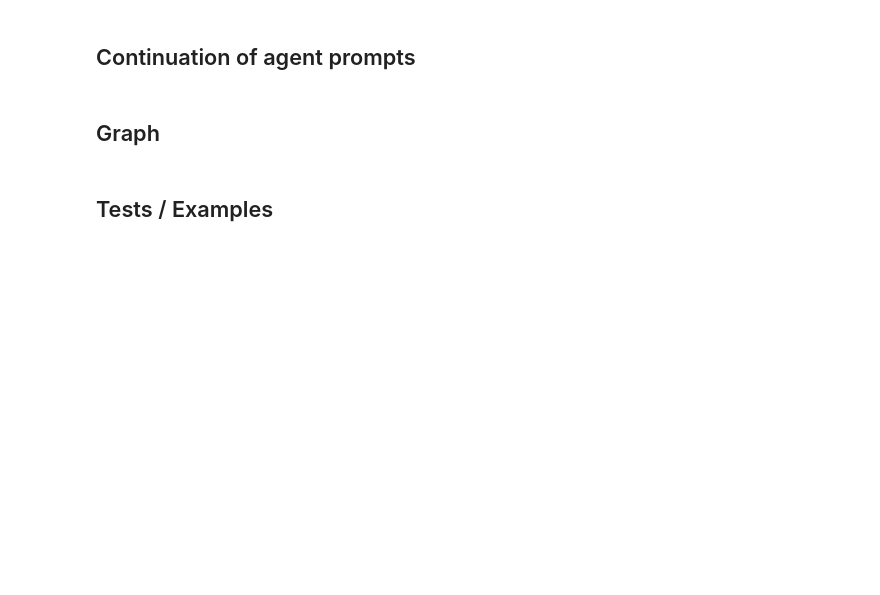
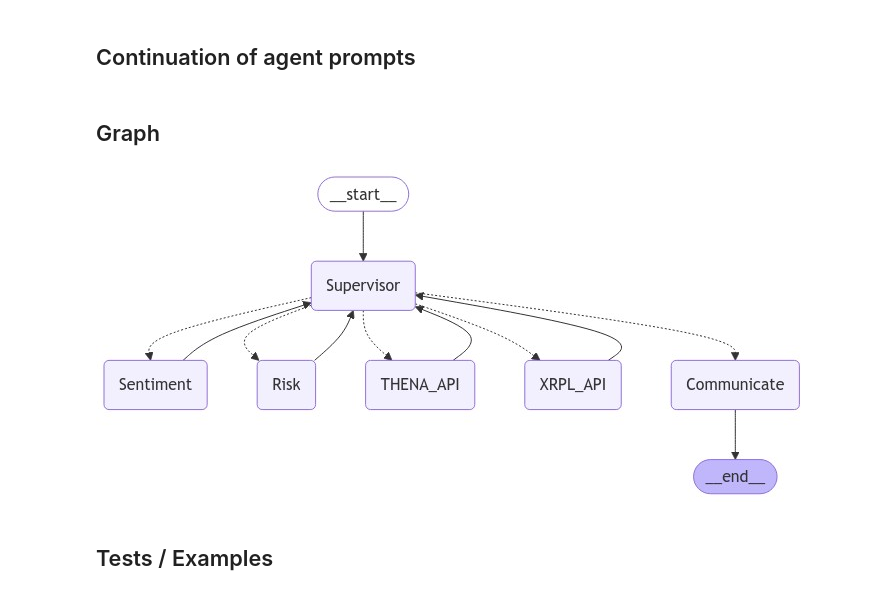
Before and after one commit to ray-97/tragents, a Jupyter notebook: agent.ipynb, the cells around one changed output. Drawn from its saved outputs; the diff is of its cells as text; code cells hidden in the pictures; blank space fills up the shorter version.

```diff
--- a/agent.ipynb
+++ b/agent.ipynb
@@ -8,7 +14,7 @@ from langchain_google_vertexai import VertexAIEmbeddings
 from langchain_chroma import Chroma
 
 llm = ChatVertexAI(model="gemini-1.0-pro")
-embeddings = VertexAIEmbeddings(model="text-embedding-004")
+embeddings = VertexAIEmbeddings(model_name="text-embedding-004")
 vector_store = Chroma(embedding_function=embeddings)
 # %%
 import bs4
@@ -136,9 +144,9 @@ memory = MemorySaver() # support multiple conversational turns
 from langgraph.prebuilt import create_react_agent
 from langchain_community.tools.tavily_search import TavilySearchResults
 
-websearch = TavilySearchResults(max_results=2)
+websearch = TavilySearchResults(max_results=3)
 
-mem_agent = create_react_agent(llm, [retrieve, websearch], checkpointer=memory)
+# mem_agent = create_react_agent(llm, [retrieve, websearch], checkpointer=memory)
 # display(Image(agent_executor.get_graph().draw_mermaid_png()))
 # %%
 from langchain.agents import AgentExecutor, create_tool_calling_agent
@@ -509,9 +407,10 @@ sentiment_prompt = """ You are a assistant for performing research on market sen
 sentiment_agent = create_tool_agent(llm=llm, tools = [retrieve, websearch], # todo: add twitter, governance, news tools
               system_prompt = sentiment_prompt)
 
-risk_prompt = """ You are a assistant for performing risk analysis on a crypto asset.
+risk_prompt = """ You are a assistant for performing risk analysis and compliance on a crypto asset.
         You are to assess the risk of investing in a cryptocurrency based on the information available.
         You must consider the technology behind the cryptocurrency, the team behind the project, the market conditions, and the regulatory environment.
+        Also, you will assess if this project satisfies regulatory requirements and if it is compliant with the law.
         Use your tools to complete requests. If you do not have a tool to
        complete the request, say so. """
 
@@ -527,12 +426,16 @@ thena_api_agent = create_tool_agent(llm=llm, tools = [],
                     system_prompt = thena_api_prompt)
 
 
-xrpl_api_prompt = """ You are an assistant for performing action such as querying user wallet status, trading, swapping and liquidity provision to Ripple Ledger (XRPL) blockchain ecosystem based on the user's request if any.
-        Use your tools to complete requests. If you do not have a tool to
+xrpl_api_prompt = """ You are an assistant for performing action such as generating testnet wallet, querying user wallet status, trading, swapping and liquidity provision to Ripple Ledger (XRPL) blockchain ecosystem based on the user's request if any.
+        Use your tools to complete requests.
+        If you need more information to call tools, ask for it and guide the user to knowing what tools you have.
+        If you do not have a tool to
        complete the request, say so. """
 
-xrpl_api_agent = create_tool_agent(llm=llm, tools = [], # tools for staking, LPing, swapping etc
-                    system_prompt = xrpl_api_prompt)
+
+xrpl_api_tools = [retrieve, websearch, get_json_rpc_client, get_websocket_client, generate_wallet, sign_and_submit_payment_txn, get_account_info, offer_lookup, create_offer, query_token_list, query_token_info]
+xrpl_api_agent = create_tool_agent(llm=llm, tools = xrpl_api_tools, # todo: tools for staking, LPing, swapping etc
+        system_prompt = xrpl_api_prompt)
 # %%
 from langchain_core.messages import AIMessage
 from langchain_core.pydantic_v1 import BaseModel, Field
@@ -573,7 +463,7 @@ for s in graph.stream(
 from langchain_core.prompts import ChatPromptTemplate, MessagesPlaceholder
 from langchain_core.output_parsers import JsonOutputParser
 from enum import Enum
-members = ["Sentiment", "Risk", "THENA_API", "XRPL_API", "Mem", "Communicate"]
+members = ["Sentiment", "Risk", "THENA_API", "XRPL_API", "Communicate"]
 
 #create options map for the supervisor output parser.
 member_options = {member:member for member in members}
@@ -595,12 +485,18 @@ system_prompt = (
     """You are a supervisor tasked with managing a conversation between the
     crew of workers:  {members}. Given the following user request,
     and crew responses respond with the worker to act next.
+
+    The crew will mainly be assisting with providing financial advice regarding blockchain research,
+    it is fine for you to provide such advices as users are using information for educational purposes.
+
     Each worker will perform a task and respond with their results and status.
     When finished with the task, route to communicate to deliver the result to
     user. Given the conversation and crew history below, who should act next?
-    Hint: API agents should take into account of sentiment and risk analysis.
-    Analysis should take into account mem agent history.
-    Treat mem agent like representative of user and their portfolio.
+    You are to simulate a ReAct agent by observing crew agent outputs,
+    reasoning about whether to pass outputs
+    to other agents again to act using their tools or to the user.
+    API agents should take into account of sentiment and risk analysis.
+    Analysis should take into account of overall history.
     Select one of: {options}
     \n{format_instructions}\n"""
 )
@@ -661,35 +557,37 @@ class AgentState(TypedDict):
 # %%
 from functools import partial
 
 workflow = StateGraph(AgentState)
 
-mem_node = partial(crew_nodes, crew_member=mem_agent, name="Memory")
+# mem_node = partial(crew_nodes, crew_member=mem_agent, name="Memory")
 sentiment_node = partial(crew_nodes, crew_member=sentiment_agent, name="Sentiment")
 risk_node = partial(crew_nodes, crew_member=risk_agent, name="Risk")
 thena_api_node = partial(crew_nodes, crew_member=thena_api_agent, name="THENA_API")
 xrpl_api_node = partial(crew_nodes, crew_member=xrpl_api_agent, name="XRPL_API")
 
-workflow.add_node("Mem", mem_node)
+# workflow.add_node("Mem", mem_node)
 workflow.add_node("Sentiment", sentiment_node)
 workflow.add_node("Risk", risk_node)
 workflow.add_node("THENA_API", thena_api_node)
 workflow.add_node("XRPL_API", xrpl_api_node)
 workflow.add_node("Communicate", comms_node )
 workflow.add_node("Supervisor", supervisor_chain)
 workflow.set_entry_point("Supervisor")
-workflow.add_edge('Mem', "Supervisor")
+# workflow.add_edge('Mem', "Supervisor")
 workflow.add_edge('Sentiment', "Supervisor")
 workflow.add_edge('Risk', "Supervisor")
 workflow.add_edge('THENA_API', "Supervisor")
 workflow.add_edge('XRPL_API', "Supervisor")
 workflow.add_edge('Communicate', END)
 # end loop at communication agent.
 
 # The supervisor populates the "next" field in the graph state
 # which routes to a node or finishes
 workflow.add_conditional_edges("Supervisor", lambda x: x["next"], member_options)
 
-graph = workflow.compile()
+graph = workflow.compile(checkpointer=memory)
 display(Image(graph.get_graph().draw_mermaid_png()))
+# %% [output]
+[figure, added]
 # %% [markdown]
 ## Tests / Examples
```
Also changed, not shown: parts of 15 cells of this notebook, 1 other file.
